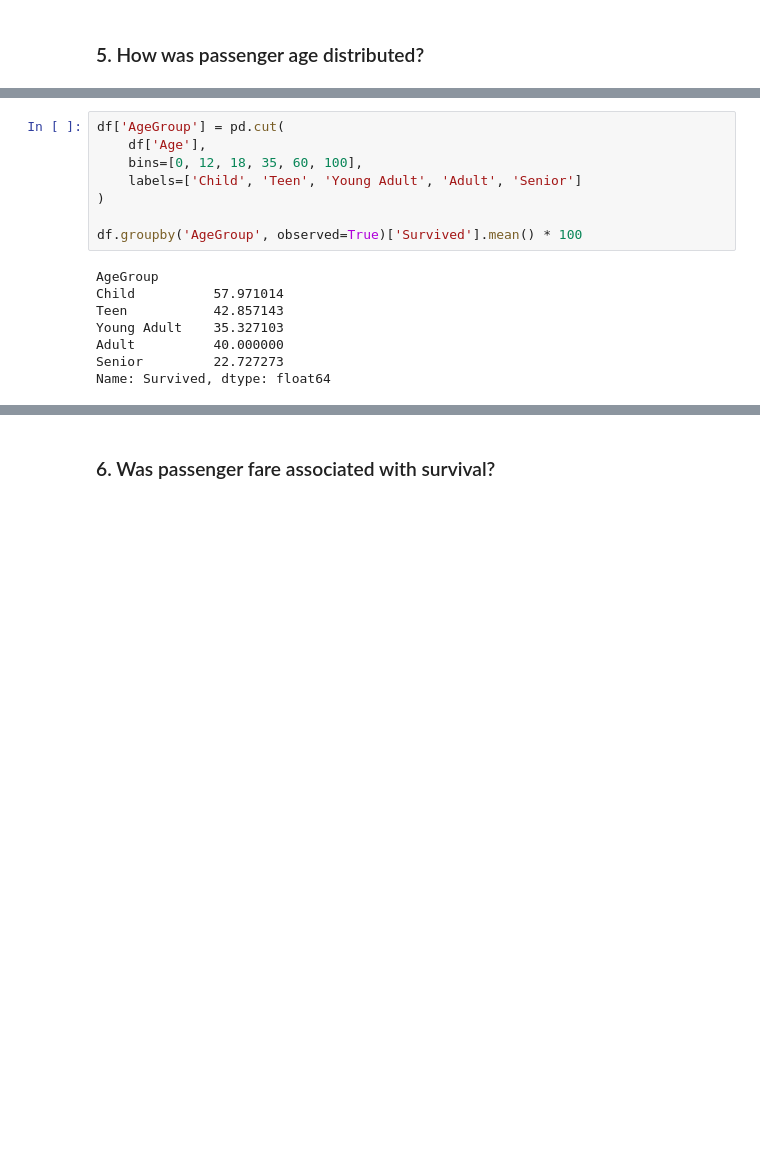
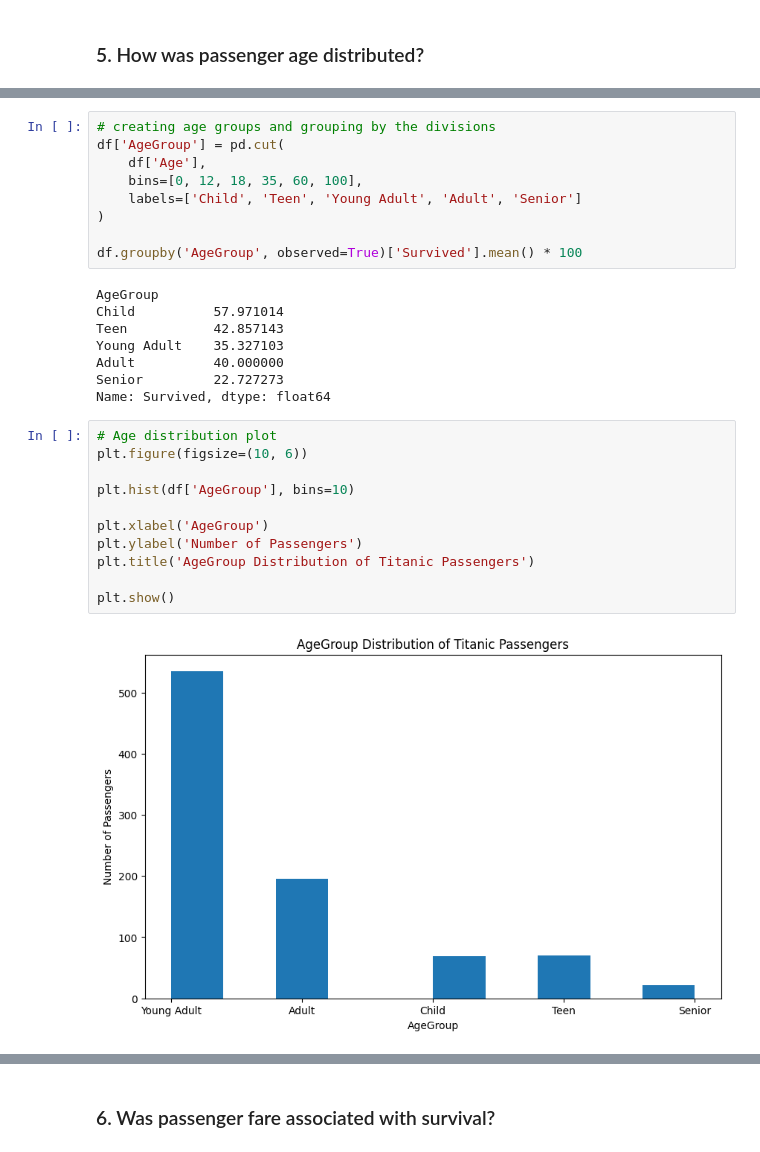
Before and after one commit to tingly-amua/Titanic-Survival-Analysis, a Jupyter notebook: titanic.ipynb, the cells around one changed output, grey strips where cells are left out. Cells and saved outputs as stored; diff of their text form; blank space fills up the shorter version.

Commit message:
create AgeGroup category and visualize

```diff
--- a/titanic.ipynb
+++ b/titanic.ipynb
@@ -436,6 +448,7 @@ plt.show()
 # %% [output]
 [figure]
 # %%
+# creating age groups and grouping by the divisions
 df['AgeGroup'] = pd.cut(
     df['Age'],
     bins=[0, 12, 18, 35, 60, 100],
@@ -451,3 +464,16 @@ Young Adult    35.327103
 Adult          40.000000
 Senior         22.727273
 Name: Survived, dtype: float64
+# %%
+# Age distribution plot
+plt.figure(figsize=(10, 6))
+
+plt.hist(df['AgeGroup'], bins=10)
+
+plt.xlabel('AgeGroup')
+plt.ylabel('Number of Passengers')
+plt.title('AgeGroup Distribution of Titanic Passengers')
+
+plt.show()
+# %% [output]
+[figure, added]
```
Also changed, not shown: parts of 12 cells of this notebook.
